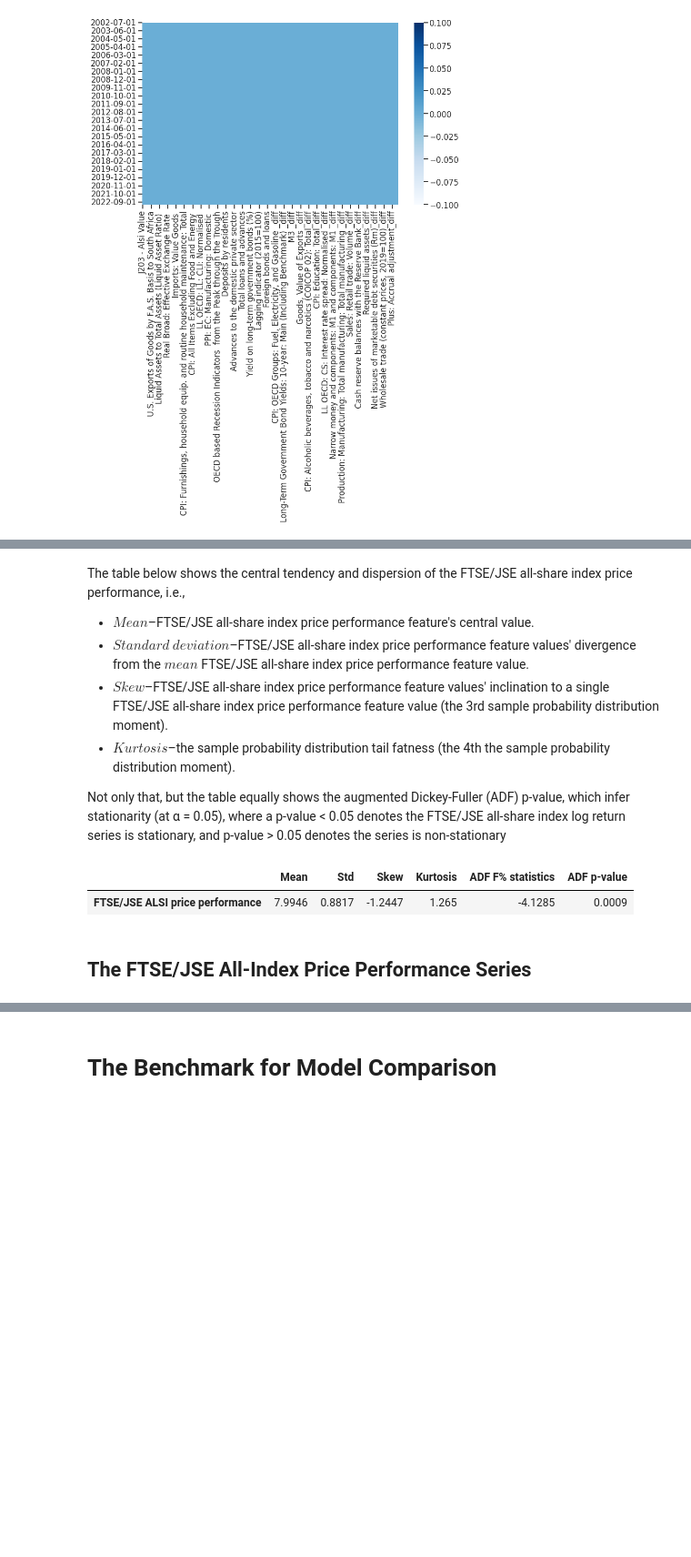
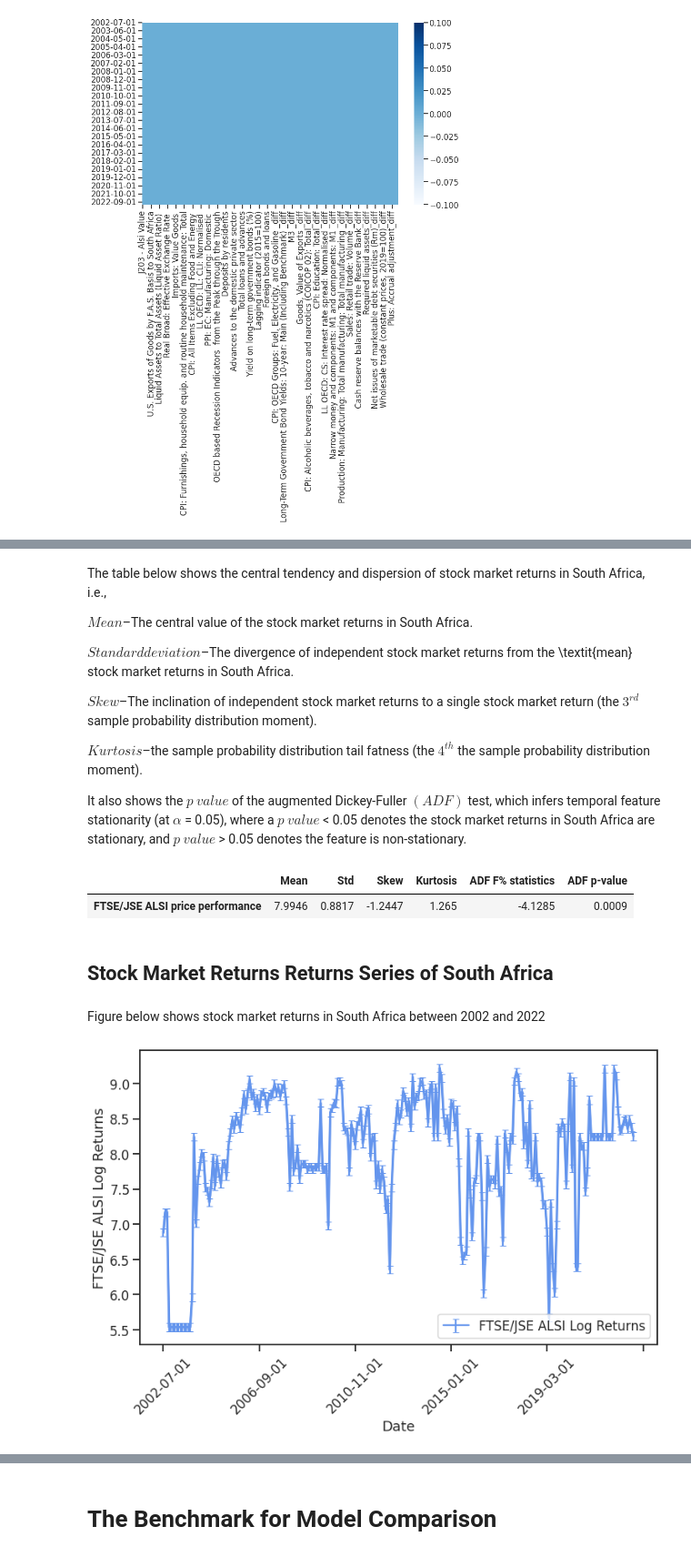
Before and after one commit to tshepochris/mastersproject, a Jupyter notebook: mastersproject.ipynb, the cells around one changed output, grey strips where cells are left out. Shown at 91% size. Saved outputs shown, nothing was run; the diff lists cells and outputs as text; code cells hidden in the pictures; blank space fills up the shorter version.

```diff
--- a/mastersproject.ipynb
+++ b/mastersproject.ipynb
@@ -403,20 +358,38 @@ ftse_jse_alsi_descriptive_statistics = pd.concat([ftse_jse_alsi_mean, ftse_jse_a
 # transpose the FTSE/JSE all-index log return exploratory descriptive statistics
 ftse_jse_alsi_descriptive_statistics = ftse_jse_alsi_descriptive_statistics.transpose()
 # %% [markdown]
-The table below shows the central tendency and dispersion of the FTSE/JSE all-share index price performance, i.e.,
+The table below shows the central tendency and dispersion of stock market returns in South Africa, i.e.,
 
-- $Mean$–FTSE/JSE all-share index price performance feature's central value.
-- $Standard$ $deviation$–FTSE/JSE all-share index price performance feature values' divergence from the $mean$ FTSE/JSE all-share index price performance feature value.
-- $Skew$–FTSE/JSE all-share index price performance feature values' inclination to a single FTSE/JSE all-share index price performance feature value (the 3rd sample probability distribution moment).
-- $Kurtosis$–the sample probability distribution tail fatness (the 4th the sample probability distribution moment).
+$Mean$–The central value of the stock market returns in South Africa.
 
+$Standard deviation$–The divergence of independent stock market returns from the \textit{mean} stock market returns in South Africa.
 
-Not only that, but the table equally shows the augmented Dickey-Fuller (ADF) p-value, which infer stationarity (at α = 0.05), where a p-value < 0.05 denotes the FTSE/JSE all-share index log return series is stationary, and p-value > 0.05 denotes the series is non-stationary
+$Skew$–The inclination of independent stock market returns to a single stock market return (the $3^{rd}$ sample probability distribution moment).
+
+$Kurtosis$–the sample probability distribution tail fatness (the $4^{th}$ the sample probability distribution moment).
+
+It also shows the $p$ $value$ of the augmented Dickey-Fuller $(ADF)$ test, which infers temporal feature stationarity (at $\alpha$ = 0.05), where a $p$ $value$ < 0.05 denotes the stock market returns in South Africa are stationary, and $p$ $value$ > 0.05 denotes the feature is non-stationary.
 # %%
 ftse_jse_alsi_descriptive_statistics = round(ftse_jse_alsi_descriptive_statistics, 4)
 ftse_jse_alsi_descriptive_statistics # show the FTSE/JSE all-index return series exploratory descriptive statistics table
 # %% [output]
 |  | Mean | Std | Skew | Kurtosis | ADF F% statistics | ADF p-value |
 | FTSE/JSE ALSI price performance | 7.9946 | 0.8817 | -1.2447 | 1.265 | -4.1285 | 0.0009 |
-# %% [markdown]
-## The FTSE/JSE All-Index Price Performance Series
+# %% [markdown]
+## Stock Market Returns Returns Series of South Africa
+# %% [markdown]
+Figure below shows stock market returns in South Africa between 2002 and 2022
+# %%
+x_error = np.arange(len(sa_macroeconomic_final_dataset["J203 - Alsi Value_diff"]))
+y_error = sa_macroeconomic_final_dataset["J203 - Alsi Value_diff"]
+std_errors = np.std(sa_macroeconomic_final_dataset["J203 - Alsi Value_diff"], ddof=1) / np.sqrt(len(sa_macroeconomic_final_dataset["J203 - Alsi Value_diff"]))
+fig = plt.figure()
+sa_macroeconomic_final_dataset["J203 - Alsi Value_diff"].plot(lw = 3, color="cornflowerblue", label="")
+plt.errorbar(x_error, y_error, yerr=std_errors, capsize=4, color="cornflowerblue", label = "FTSE/JSE ALSI Log Returns")
+plt.xlabel("Date")
+plt.ylabel("FTSE/JSE ALSI Log Returns")
+plt.legend(loc = 4)
+plt.xticks(rotation = 45)
+plt.show() # show the FTSE/JSE all-index return series
+# %% [output]
+[figure, added]
```
Also changed, not shown: parts of 47 cells of this notebook.
